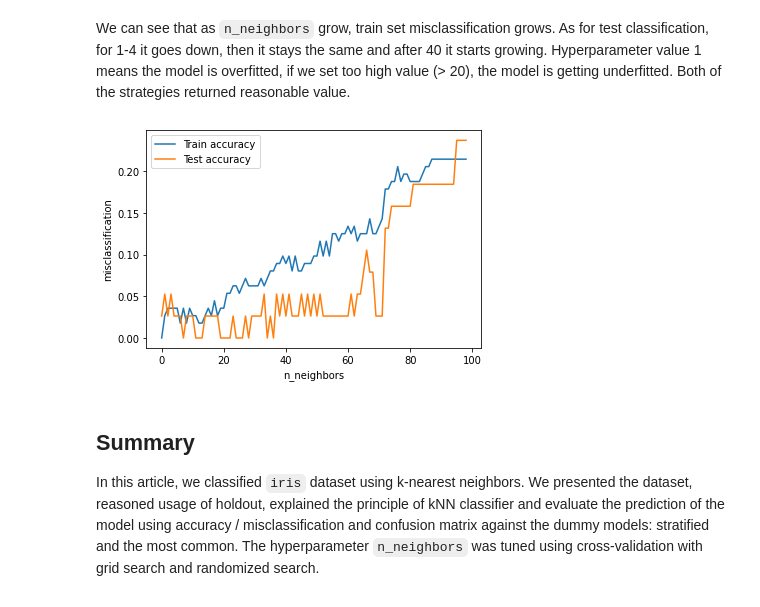
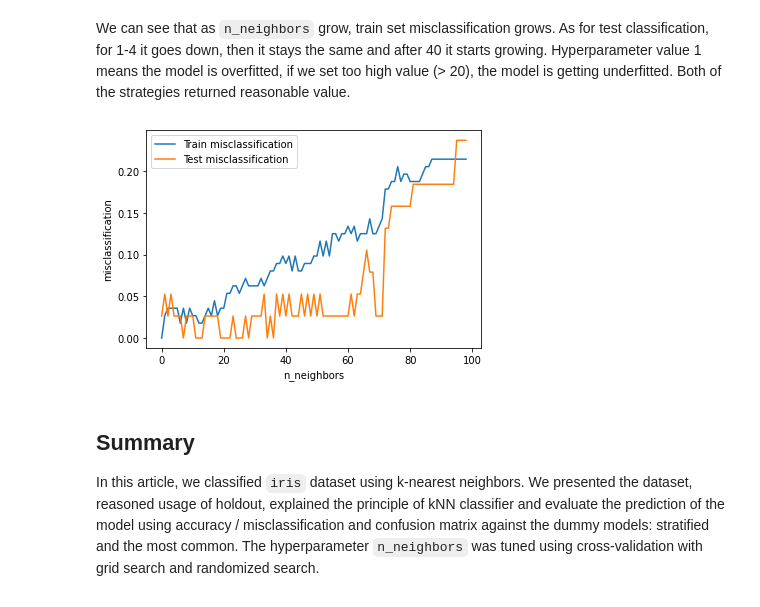
Before and after one commit to martinbenes1996/martinbenes1996.github.io, a Jupyter notebook: notebooks/knn_iris/knn_iris.ipynb, the cells around one changed output. Cells and saved outputs as stored; diff of their text form; code cells hidden in the pictures.

Commit message:
accuracy - misclassification

```diff
--- a/notebooks/knn_iris/knn_iris.ipynb
+++ b/notebooks/knn_iris/knn_iris.ipynb
@@ -351,14 +351,14 @@ We can see that as `n_neighbors` grow, train set misclassification grows. As for
 # %%
 # plot accuracies over n_neighbors
 
-plt.plot(acc_train, label='Train accuracy')
-plt.plot(acc_test, label='Test accuracy')
+plt.plot(acc_train, label='Train misclassification')
+plt.plot(acc_test, label='Test misclassification')
 plt.legend()
 plt.xlabel("n_neighbors")
 plt.ylabel("misclassification")
 plt.show()
 # %% [output]
-[figure, old version]
+[figure, new version]
 # %% [markdown]
 ## Summary
 
```
Also changed, not shown: 6 other files.
